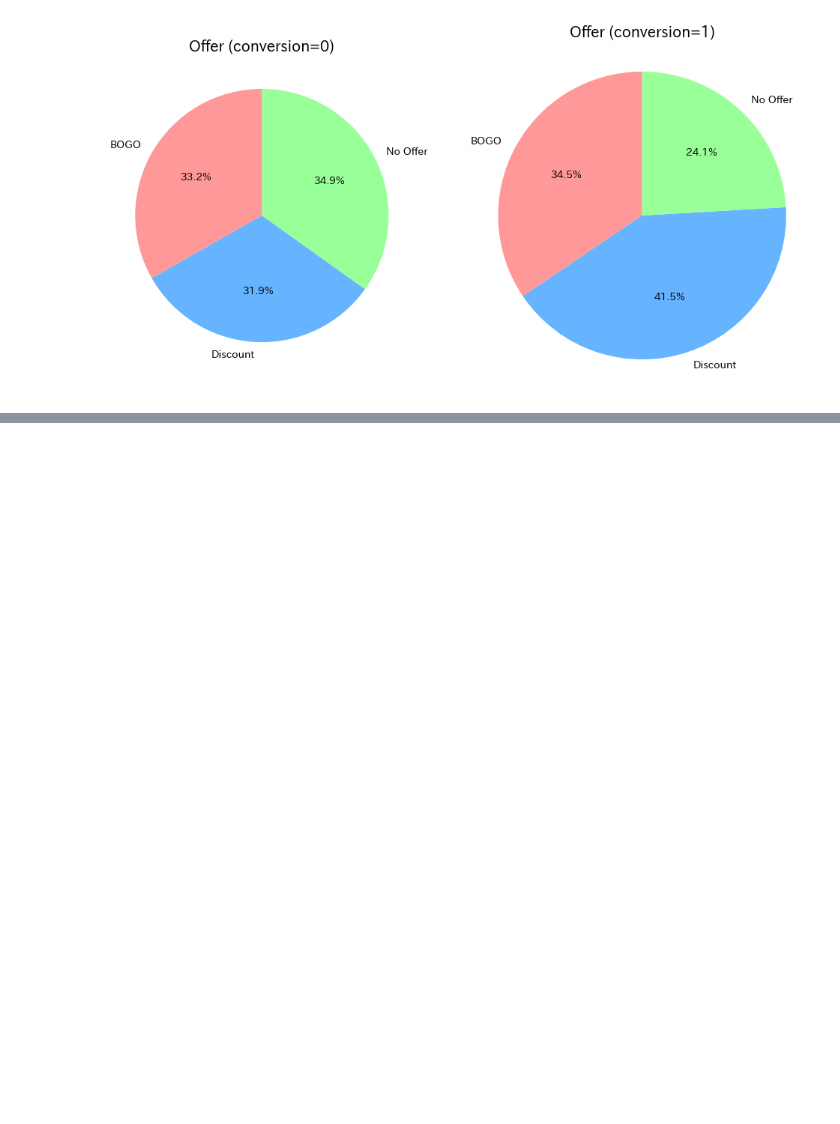
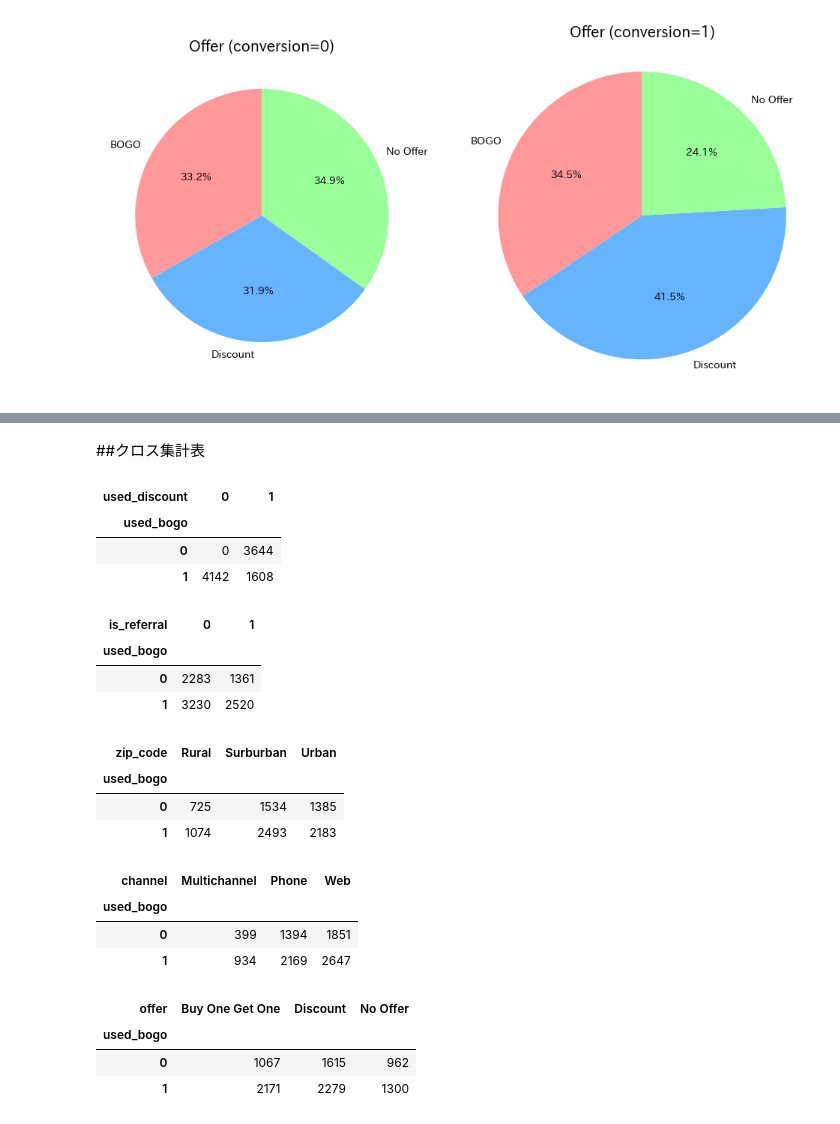
Before and after one commit to Yuta0953/my-first-repo, a Jupyter notebook: conversionごとにグループ作成.ipynb, the cells around one changed output, grey strips where cells are left out. Cells and saved outputs as stored; diff of their text form; code cells hidden in the pictures; blank space fills up the shorter version.

```diff
--- a/conversionごとにグループ作成.ipynb
+++ b/conversionごとにグループ作成.ipynb
@@ -273,0 +332,42 @@ plt.show()
+# %% [markdown]
+##クロス集計表
+# %%
+crosstab1 = pd.crosstab(_df_1['used_bogo'],_df_1['used_discount'] )
+crosstab1
+# %% [output]
+| used_discount | 0 | 1 |
+| used_bogo |  |  |
+| 0 | 0 | 3644 |
+| 1 | 4142 | 1608 |
+# %%
+crosstab2 = pd.crosstab(_df_1['used_bogo'],_df_1['is_referral'] )
+crosstab2
+# %% [output]
+| is_referral | 0 | 1 |
+| used_bogo |  |  |
+| 0 | 2283 | 1361 |
+| 1 | 3230 | 2520 |
+# %%
+crosstab3 = pd.crosstab(_df_1['used_bogo'],df_1['zip_code'] )
+crosstab3
+# %% [output]
+| zip_code | Rural | Surburban | Urban |
+| used_bogo |  |  |  |
+| 0 | 725 | 1534 | 1385 |
+| 1 | 1074 | 2493 | 2183 |
+# %%
+crosstab4 = pd.crosstab(_df_1['used_bogo'],df_1['channel'] )
+crosstab4
+# %% [output]
+| channel | Multichannel | Phone | Web |
+| used_bogo |  |  |  |
+| 0 | 399 | 1394 | 1851 |
+| 1 | 934 | 2169 | 2647 |
+# %%
+crosstab5 = pd.crosstab(_df_1['used_bogo'], df_1['offer'])
+crosstab5
+# %% [output]
+| offer | Buy One Get One | Discount | No Offer |
+| used_bogo |  |  |  |
+| 0 | 1067 | 1615 | 962 |
+| 1 | 2171 | 2279 | 1300 |
```
Also changed, not shown: parts of 13 cells of this notebook.
